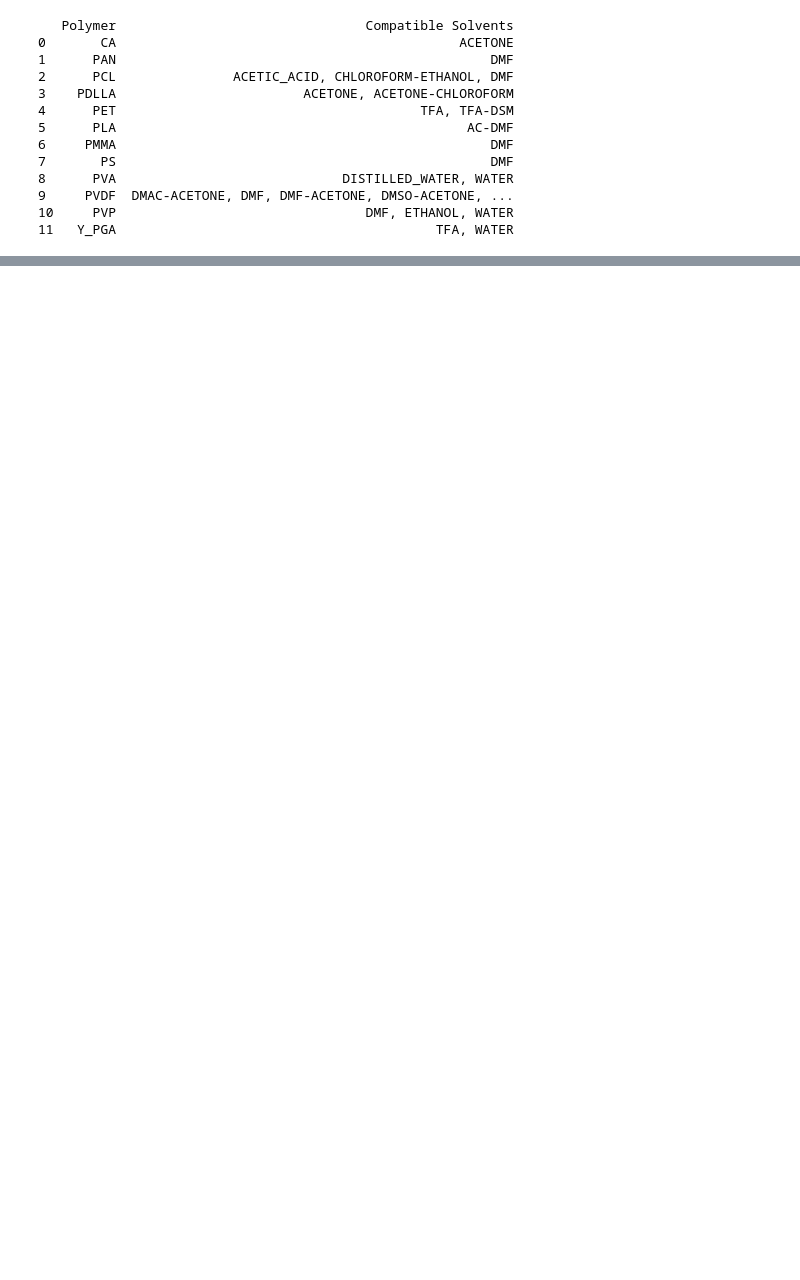
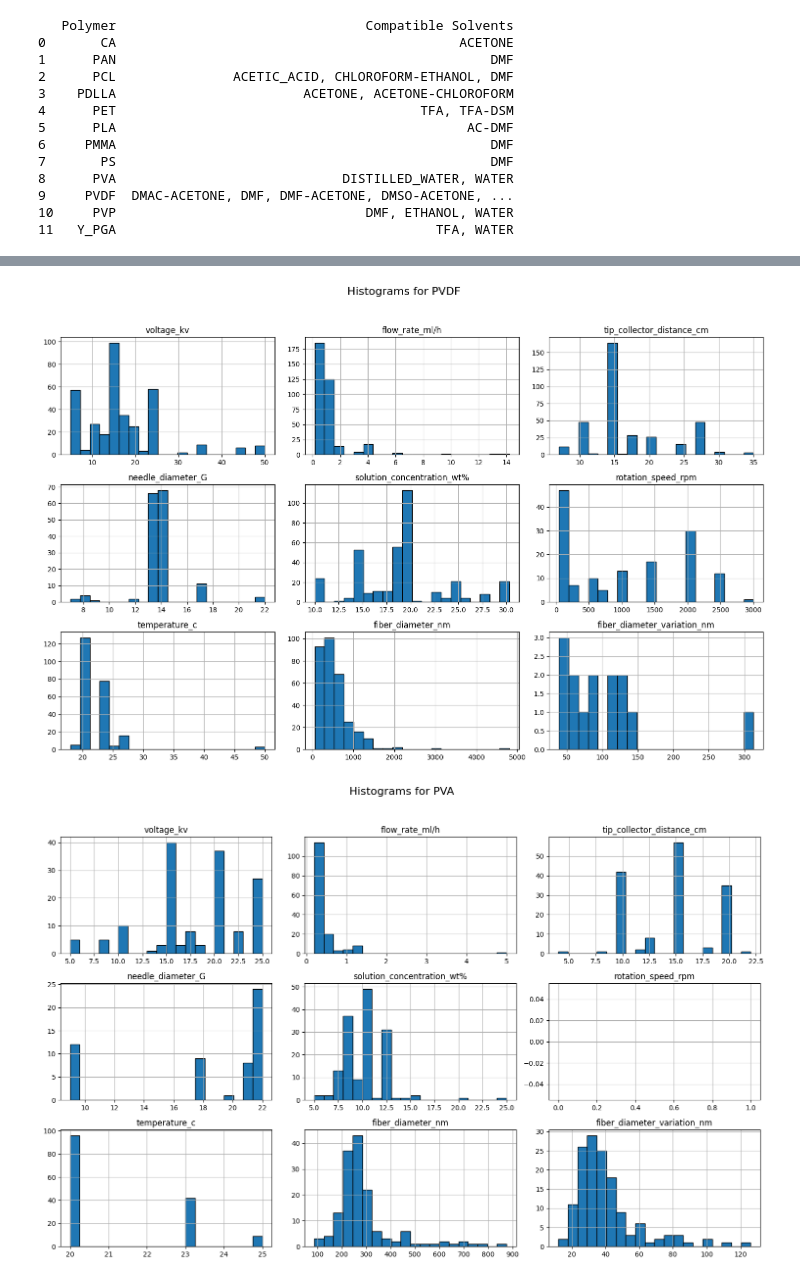
Before and after one commit to taltechloc/Cogni-e-SpinDB, a Jupyter notebook: eda.ipynb, the cells around one changed output, grey strips where cells are left out. Saved outputs shown, nothing was run; the diff lists cells and outputs as text; code cells hidden in the pictures; blank space fills up the shorter version.

```diff
--- a/eda.ipynb
+++ b/eda.ipynb
@@ -256,15 +271,17 @@ plt.show()
 # %%
 
-# for polymer in polymers:
-#     df_poly = df[df["polymer(s)"] == polymer]
+for polymer in polymers:
+    df_poly = df[df["polymer(s)"] == polymer]
 
-#     if df_poly.empty:
-#         continue  # Skip if no data
+    if df_poly.empty:
+        continue
 
-#     # Plot histograms for all columns
-#     df_poly[columns_to_describe].hist(
-#         bins=20, figsize=(15, 10), layout=(3, 3), edgecolor='black'
-#     )
-#     plt.suptitle(f"Histograms for {polymer}", fontsize=16)
-#     plt.tight_layout(rect=[0, 0, 1, 0.95])
-#     plt.show()
+    df_poly[columns_to_describe].hist(
+        bins=20, figsize=(15, 10), layout=(3, 3), edgecolor='black'
+    )
+    plt.suptitle(f"Histograms for {polymer}", fontsize=16)
+    plt.tight_layout(rect=[0, 0, 1, 0.95])
+    plt.show()
+# %% [output]
+[figure, added]
+[figure, added]
```
Also changed, not shown: parts of 8 cells of this notebook, 1 other file.
